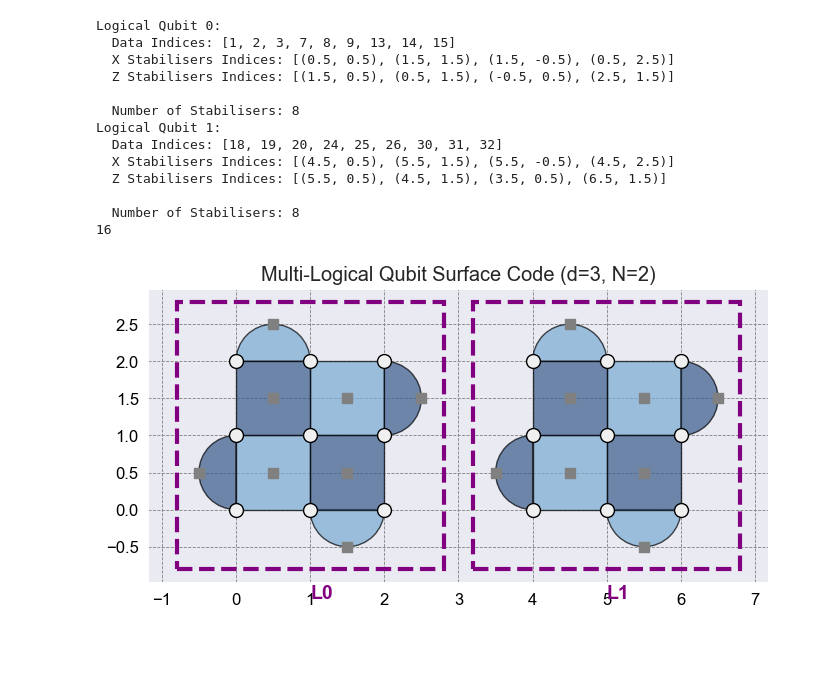
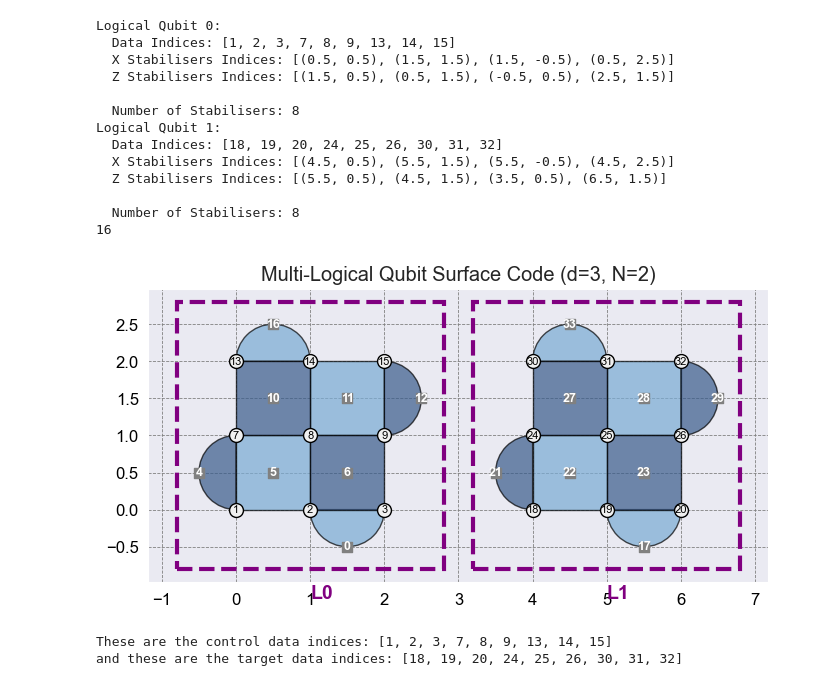
Before and after one commit to BjarneS2/Simulation_on_QEC_with_reconfigurable_atom_arrays, a Jupyter notebook: test_multi.ipynb, the cells around one changed output. Cells and saved outputs as stored; diff of their text form; code cells hidden in the pictures; blank space fills up the shorter version.

```diff
--- a/test_multi.ipynb
+++ b/test_multi.ipynb
@@ -9,37 +73,41 @@ mlsc = MultiLogicalSurfaceCode(distance=distance, num_logical_qubits=num_logical
 # %%
+import numpy as np
 i = 0
 for key, lq_info in mlsc.logical_qubits.items():
     print(f"Logical Qubit {key}:")
     print(f"  Data Indices: {lq_info['data_indices']}")
     print(f"  X Stabilisers Indices: {lq_info['x_stabilisers_coords']}")
     print(f"  Z Stabilisers Indices: {lq_info['z_stabilisers_coords']}")
     print()
     # number of stabilisers
     num_stabilisers = len(lq_info['x_stabilisers_coords']) + len(lq_info['z_stabilisers_coords'])
     print(f"  Number of Stabilisers: {num_stabilisers}")
     i += num_stabilisers
 print(i)
-res = np.array([False]*(distance**2) * num_logical_qubits)
+res = np.array([False]*(3**2) * 2)
 
-mlsc.visualize_results(result=res, show_ancillas=True)
+mlsc.visualize_results(result=res, show_ancillas=True, show_indices=True)
 # %% [output]
 Logical Qubit 0:
   Data Indices: [1, 2, 3, 7, 8, 9, 13, 14, 15]
   X Stabilisers Indices: [(0.5, 0.5), (1.5, 1.5), (1.5, -0.5), (0.5, 2.5)]
   Z Stabilisers Indices: [(1.5, 0.5), (0.5, 1.5), (-0.5, 0.5), (2.5, 1.5)]
 
   Number of Stabilisers: 8
 Logical Qubit 1:
   Data Indices: [18, 19, 20, 24, 25, 26, 30, 31, 32]
   X Stabilisers Indices: [(4.5, 0.5), (5.5, 1.5), (5.5, -0.5), (4.5, 2.5)]
   Z Stabilisers Indices: [(5.5, 0.5), (4.5, 1.5), (3.5, 0.5), (6.5, 1.5)]
 
   Number of Stabilisers: 8
 16
-[figure, old version]
+[figure, new version]
 # %%
 noise = {"p_meas": 0.0}
 mlsc.apply_logical_gate(gate="CNOT", control=0, target=1, noise_params={"p_gate2": 0.0})
-mlsc.build_in_stim_noisy(rounds=distance, noise_params=noise, logical_basis=["X", "Z"])
+mlsc.build_in_stim_noisy_new(rounds=distance, noise_params=noise, logical_basis=["X", "Z"])
+# %% [output]
+These are the control data indices: [1, 2, 3, 7, 8, 9, 13, 14, 15]
+and these are the target data indices: [18, 19, 20, 24, 25, 26, 30, 31, 32]
 # %%
 mlsc.diagram()
```
Also changed, not shown: parts of 9 cells of this notebook, 9 other files.
